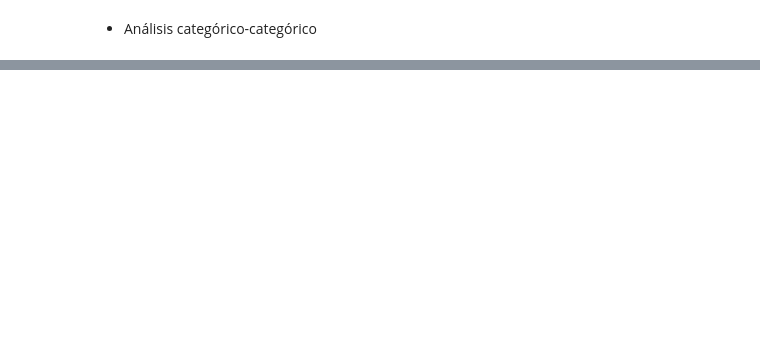
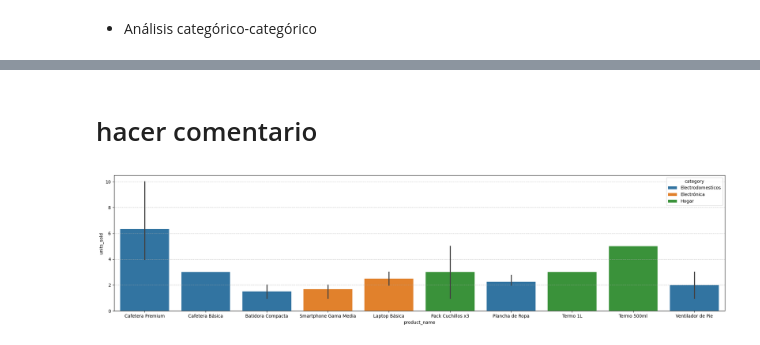
Before and after one commit to fertr98/Junior-Data-Scientist---Prueba-t-cnica, a Jupyter notebook: src/explore.ipynb, the cells around one changed output, grey strips where cells are left out. Saved outputs shown, nothing was run; the diff lists cells and outputs as text; code cells hidden in the pictures; blank space fills up the shorter version.

```diff
--- a/src/explore.ipynb
+++ b/src/explore.ipynb
@@ -662,0 +720,22 @@ plt.show()
+# %% [markdown]
+# hacer comentario
+# %%
+fig, axis = plt.subplots(figsize = (20, 5))
+
+# utilizamos un dataset que filtra las tiendas en un top 10
+
+# Contar las 4 tiendas más frecuentes
+top_products = dataset['product_name'].value_counts().nlargest(10).index
+
+# Filtrar el dataset para incluir solo las 10 tiendas más frecuentes
+filtered_dataset = dataset[dataset['product_name'].isin(top_products)]
+
+sns.barplot(data = filtered_dataset, x = "product_name", y = "units_sold", hue = "category")
+plt.grid(axis='y', linestyle='--', alpha=0.7)
+
+
+plt.tight_layout()
+
+plt.show()
+# %% [output]
+[figure, added]
```
Also changed, not shown: parts of 37 cells of this notebook.
